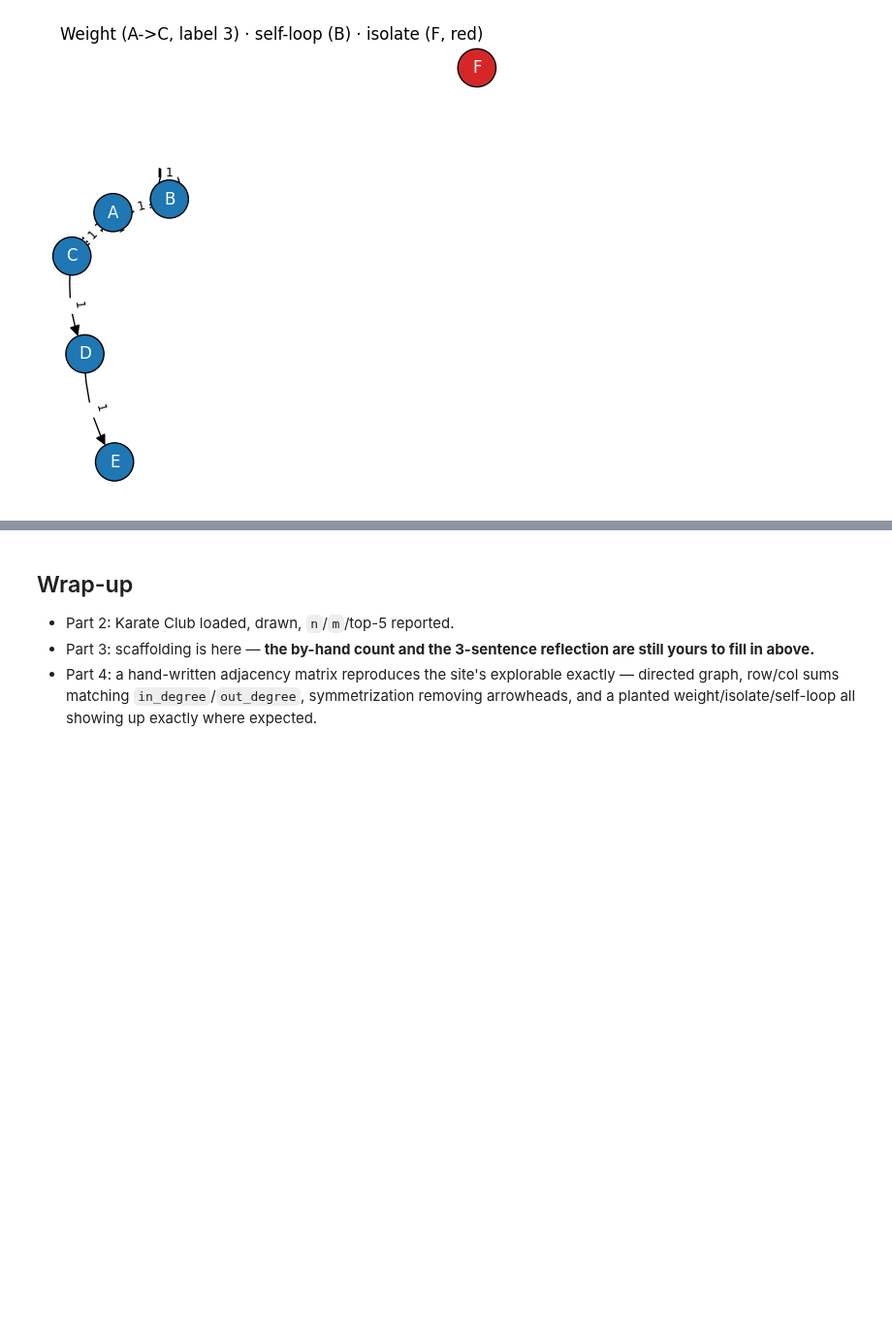
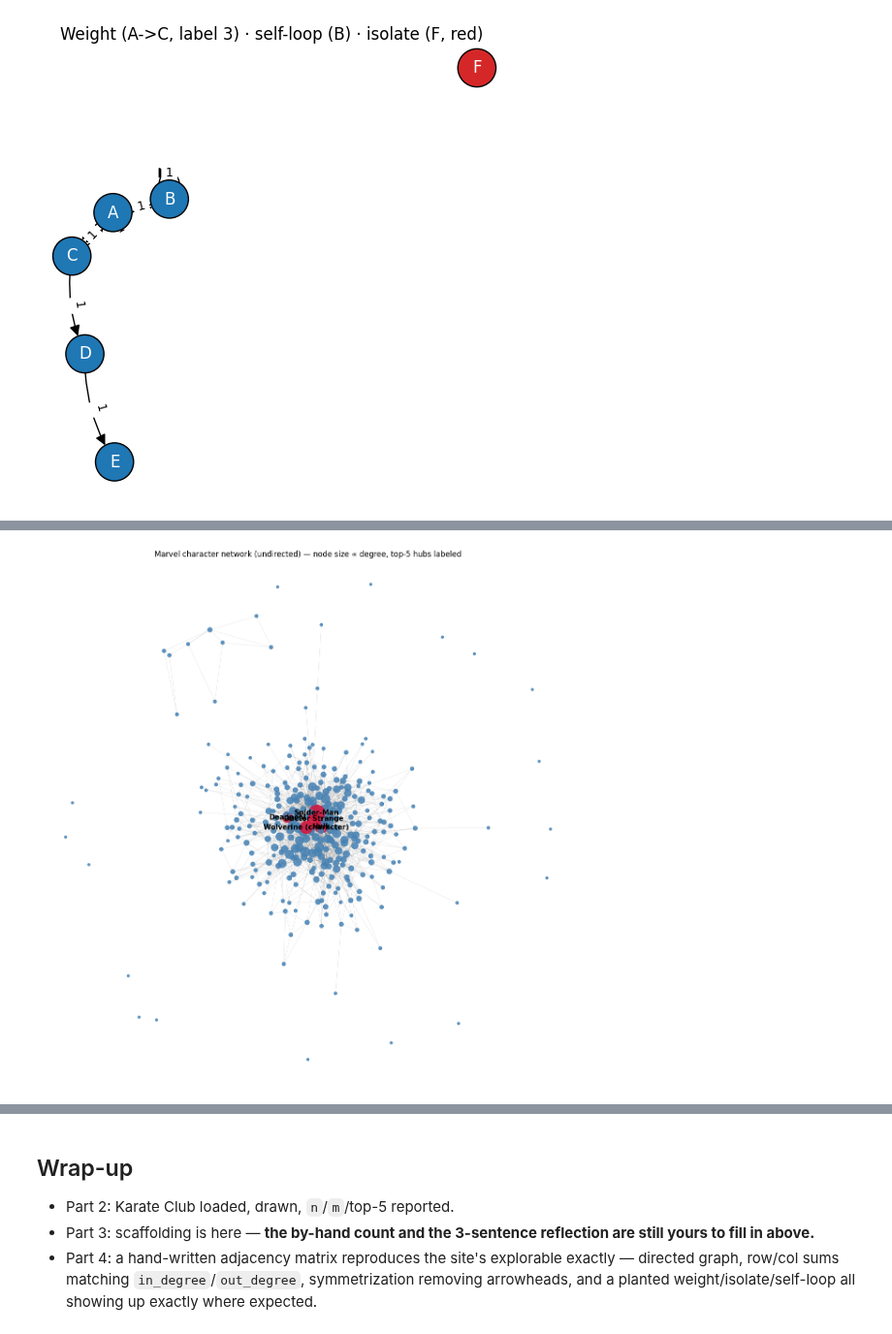
Before and after one commit to carlotamontes/socialgraphs-project, a Jupyter notebook: exercises/week1/1.3_toolbox_shakedown.ipynb, the cells around one changed output, grey strips where cells are left out. Shown at 97% size. Drawn from its saved outputs; the diff is of its cells as text; code cells hidden in the pictures; blank space fills up the shorter version.

```diff
--- a/exercises/week1/1.3_toolbox_shakedown.ipynb
+++ b/exercises/week1/1.3_toolbox_shakedown.ipynb
@@ -242,0 +246,8 @@ All three planted features (weight, isolate, self-loop) show up exactly where ex
+# %%
+import pandas as pd
+import networkx as nx
+import numpy as np
+import matplotlib.pyplot as plt
+
+plt.rcParams["figure.dpi"] = 100
+RNG = np.random.default_rng(42)
@@ -242,0 +276,12 @@ All three planted features (weight, isolate, self-loop) show up exactly where ex
+# %%
+G_undirected = G.to_undirected()
+m_undirected = G_undirected.number_of_edges()
+avg_k_undirected = 2 * m_undirected / n
+print(f"undirected pairs m = {m_undirected}, <k> = {avg_k_undirected:.2f}")
+assert m_undirected == 1434
+print("Matches the course page: m=1,434, <k>\u22489.5. \u2713")
+
+reciprocated_pairs = sum(1 for u, v in G.edges() if G.has_edge(v, u)) // 2
+print(f"\nreciprocated pairs (link both ways): {reciprocated_pairs}")
+print(f"check: {m_directed} - {reciprocated_pairs} = {m_directed - reciprocated_pairs} "
+      f"== m_undirected? {m_directed - reciprocated_pairs == m_undirected}")
@@ -242,0 +300,22 @@ All three planted features (weight, isolate, self-loop) show up exactly where ex
+# %%
+degrees_u = dict(G_undirected.degree())
+top5_hub_ids = [nid for nid, _ in sorted(degrees_u.items(), key=lambda kv: kv[1], reverse=True)[:5]]
+
+pos = nx.spring_layout(G_undirected, seed=42, k=0.18)
+node_sizes = [15 + degrees_u[nid] * 6 for nid in G_undirected.nodes()]
+node_colors = ["crimson" if nid in top5_hub_ids else "steelblue" for nid in G_undirected.nodes()]
+
+plt.figure(figsize=(12, 12))
+nx.draw_networkx_edges(G_undirected, pos, alpha=0.12, width=0.5)
+nx.draw_networkx_nodes(G_undirected, pos, node_size=node_sizes, node_color=node_colors, alpha=0.85)
+nx.draw_networkx_labels(
+    G_undirected, pos,
+    labels={nid: id_to_name[nid] for nid in top5_hub_ids},
+    font_size=11, font_weight="bold",
+)
+plt.title("Marvel character network (undirected) \u2014 node size \u221d degree, top-5 hubs labeled")
+plt.axis("off")
+plt.tight_layout()
+plt.show()
+# %% [output]
+[figure, added]
```
Also changed, not shown: parts of 24 cells of this notebook, 5 other files.
